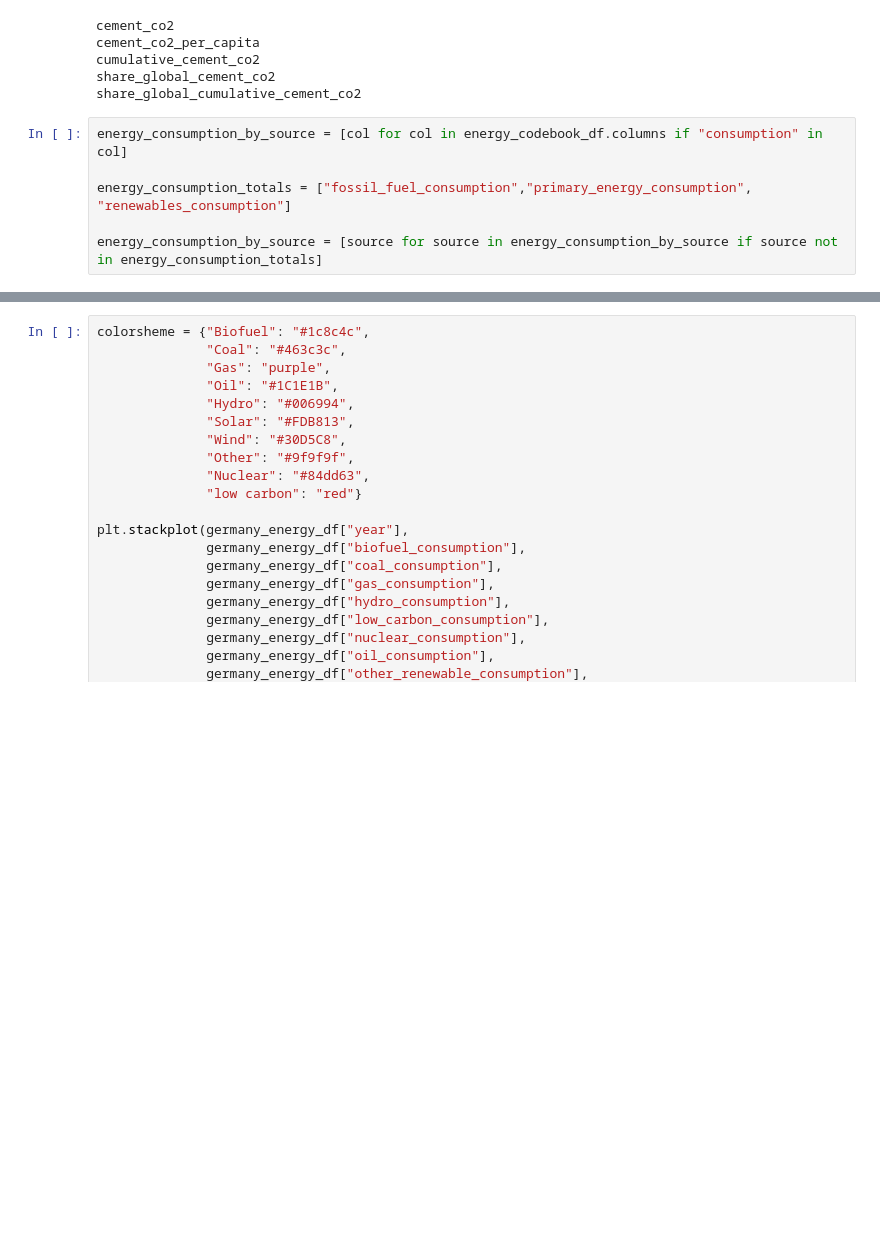
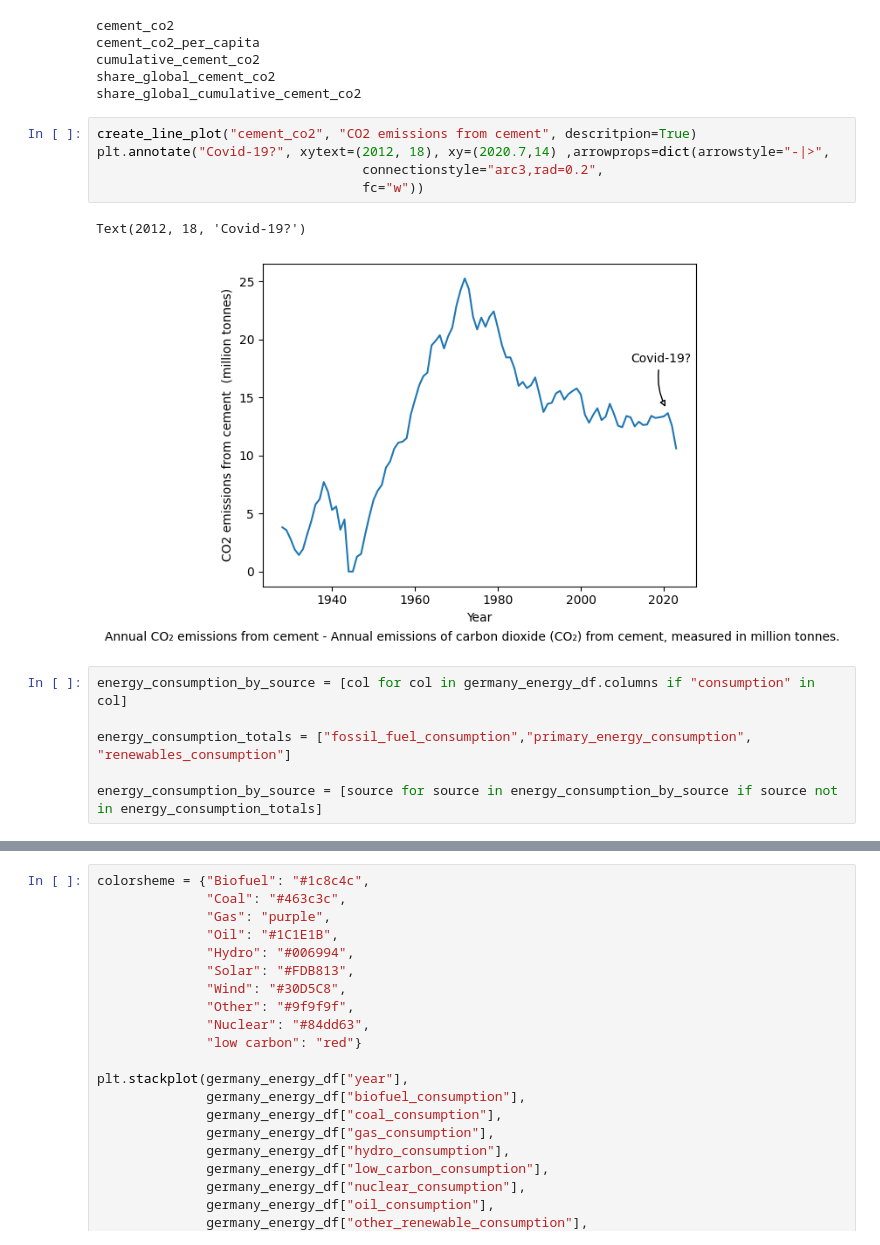
Before and after one commit to schlsimo/co2_case_study, a Jupyter notebook: code/analysis.ipynb, the cells around one changed output, grey strips where cells are left out. Saved outputs shown, nothing was run; the diff lists cells and outputs as text; blank space fills up the shorter version.

```diff
--- a/code/analysis.ipynb
+++ b/code/analysis.ipynb
@@ -163,8 +151,16 @@ cement_co2_per_capita
 cumulative_cement_co2
 share_global_cement_co2
 share_global_cumulative_cement_co2
+# %%
+create_line_plot("cement_co2", "CO2 emissions from cement", descritpion=True)
+plt.annotate("Covid-19?", xytext=(2012, 18), xy=(2020.7,14) ,arrowprops=dict(arrowstyle="-|>",
+                                  connectionstyle="arc3,rad=0.2",
+                                  fc="w"))
+# %% [output]
+Text(2012, 18, 'Covid-19?')
+[figure, added]
 # %%
-energy_consumption_by_source = [col for col in energy_codebook_df.columns if "consumption" in col]
+energy_consumption_by_source = [col for col in germany_energy_df.columns if "consumption" in col]
 
 energy_consumption_totals = ["fossil_fuel_consumption","primary_energy_consumption", "renewables_consumption"]
 
```
Also changed, not shown: parts of 5 cells of this notebook.
